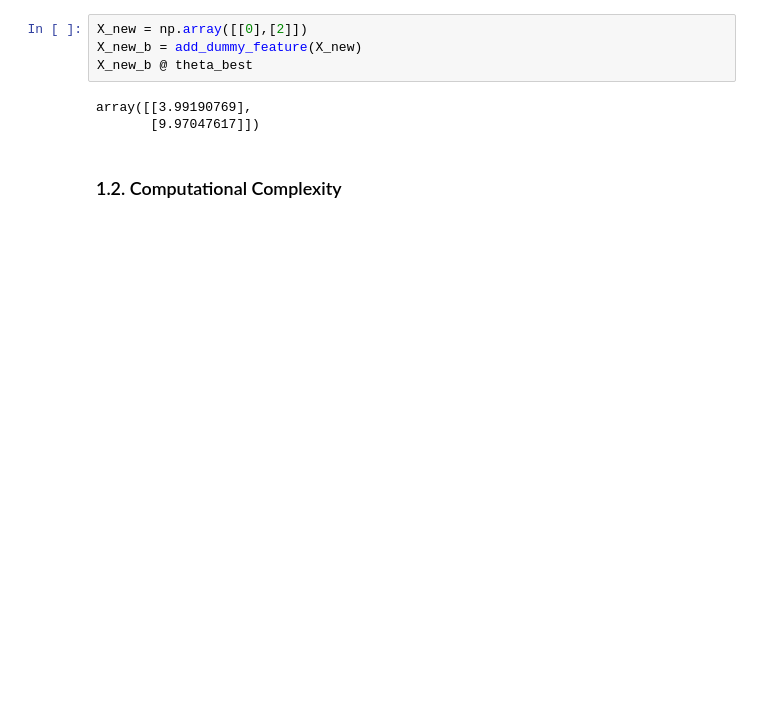
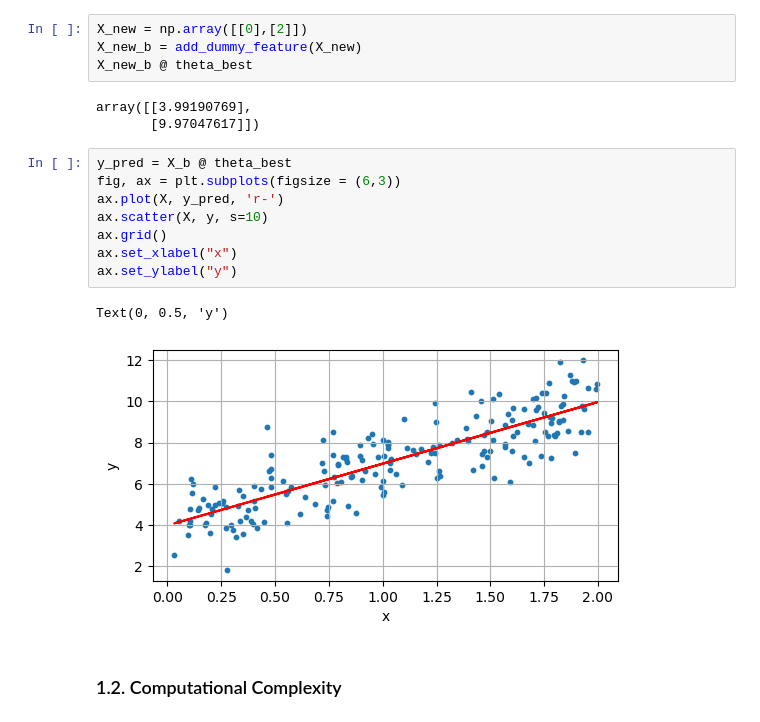
Before and after one commit to JinDai666/Hands-On-ML-Notes, a Jupyter notebook: ch04-training-models/ch04_training_models.ipynb, the cells around one changed output. Drawn from its saved outputs; the diff is of its cells as text; blank space fills up the shorter version.

```diff
--- a/ch04-training-models/ch04_training_models.ipynb
+++ b/ch04-training-models/ch04_training_models.ipynb
@@ -57,5 +61,16 @@ X_new_b @ theta_best
 # %% [output]
 array([[3.99190769],
        [9.97047617]])
+# %%
+y_pred = X_b @ theta_best
+fig, ax = plt.subplots(figsize = (6,3))
+ax.plot(X, y_pred, 'r-')
+ax.scatter(X, y, s=10)
+ax.grid()
+ax.set_xlabel("x")
+ax.set_ylabel("y")
+# %% [output]
+Text(0, 0.5, 'y')
+[figure, added]
 # %% [markdown]
 ### 1.2. Computational Complexity
```
Also changed, not shown: parts of 3 cells of this notebook.
